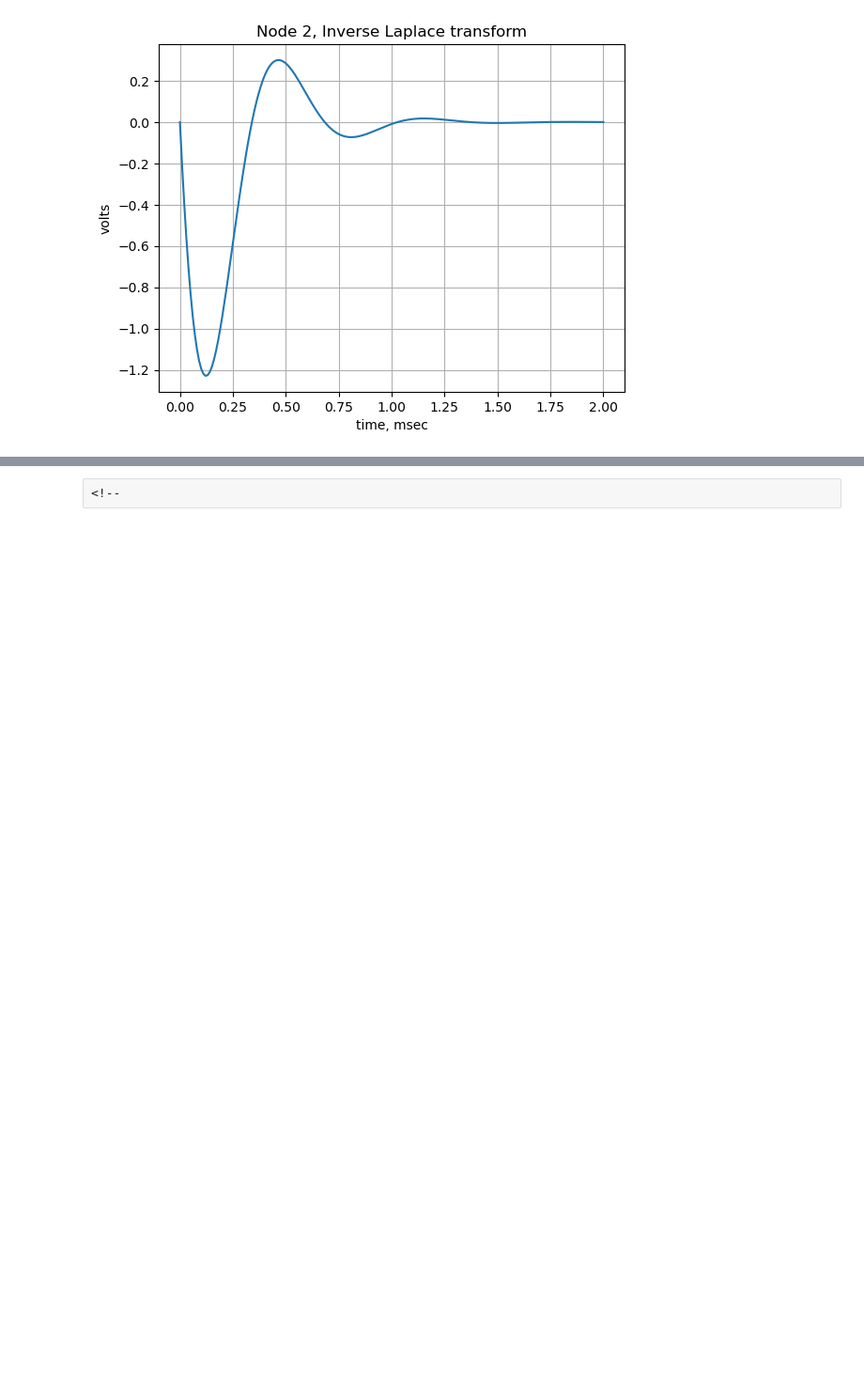
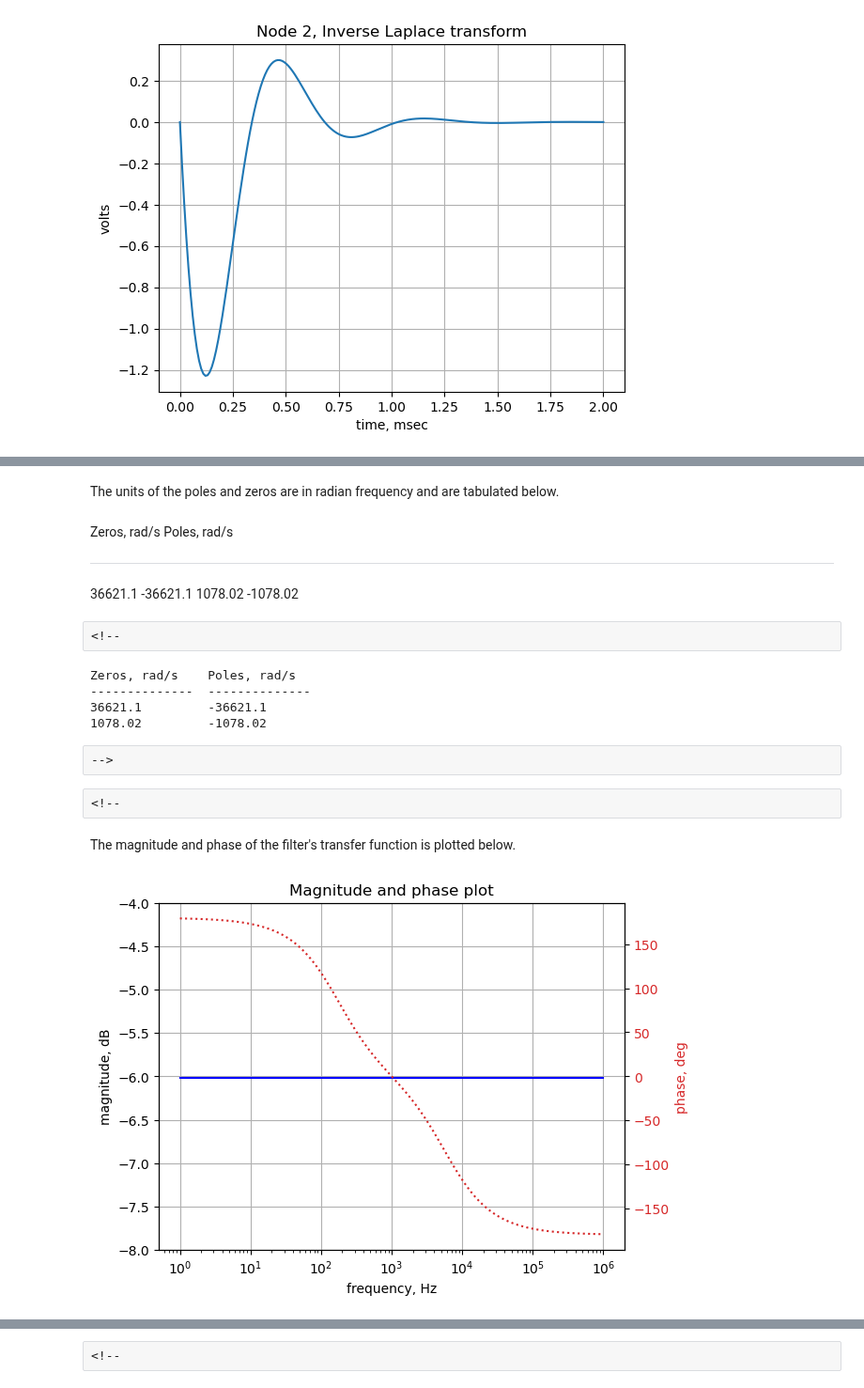
Before and after one commit to Tiburonboy/EE_jupyter_notebooks, a Jupyter notebook: Buchla Twin-T Active Filter/Twin-T_Active_Bandpass_Filter_v1a.ipynb, the cells around one changed output, grey strips where cells are left out. Shown at 94% size. Cells and saved outputs as stored; diff of their text form; code cells hidden in the pictures; blank space fills up the shorter version.

```diff
--- a/Buchla Twin-T Active Filter/Twin-T_Active_Bandpass_Filter_v1a.ipynb
+++ b/Buchla Twin-T Active Filter/Twin-T_Active_Bandpass_Filter_v1a.ipynb
@@ -1880,0 +1998,71 @@ plt.show()
+# %% [markdown]
+The units of the poles and zeros are in radian frequency and are tabulated below.
+# %%
+#| echo: false
+#| tbl-cap: Pole and zero values for example 4.
+
+table_header = ['Zeros, rad/s', 'Poles, rad/s']
+num_table_rows = max(len(sys_zeros_ex4),len(sys_poles_ex4))
+table_row = []
+
+for i in range(num_table_rows):
+    if i < len(sys_zeros):
+        z = '{:.2f}'.format(sys_zeros_ex4[i])
+    else:
+        z = ''
+    if i < len(sys_poles):
+        p = '{:.2f}'.format(sys_poles_ex4[i])
+    else:
+        p = ''
+    table_row.append([z,p])
+
+Markdown(tabulate(table_row, headers=table_header,colalign = ('left','left'),tablefmt="simple"))
+# %% [output]
+Zeros, rad/s    Poles, rad/s
+--------------  --------------
+36621.1         -36621.1
+1078.02         -1078.02
+# %% [raw]
+<!--
+# %%
+# printing the table only for JupyterLab
+print(tabulate(table_row, headers=table_header,colalign = ('left','left'),tablefmt="simple"))
+# %% [output]
+Zeros, rad/s    Poles, rad/s
+--------------  --------------
+36621.1         -36621.1
+1078.02         -1078.02
+# %% [raw]
+-->
+# %% [raw]
+<!--
+# %% [markdown]
+The magnitude and phase of the filter's transfer function is plotted below.
+# %%
+#| echo: false
+
+x = np.logspace(0, 6, 100, endpoint=True)*2*np.pi
+w, mag, phase = signal.bode(sys_tf, w=x) # returns: rad/s, mag in dB, phase in deg
+
+fig, ax1 = plt.subplots()
+ax1.set_ylabel('magnitude, dB')
+ax1.set_xlabel('frequency, Hz')
+
+plt.semilogx(w/(2*np.pi), mag,'-b')    # magnitude plot
+ax1.set_ylim(-8,-4)
+ax1.tick_params(axis='y')
+plt.grid()
+
+# instantiate a second y-axes that shares the same x-axis
+ax2 = ax1.twinx()
+color = 'tab:red'
+
+plt.semilogx(w/(2*np.pi), phase,':',color='tab:red')  # phase plot
+
+ax2.set_ylabel('phase, deg',color=color)
+ax2.tick_params(axis='y', labelcolor=color)
+
+plt.title('Magnitude and phase plot')
+plt.show()
+# %% [output]
+[figure, added]
```
Also changed, not shown: parts of 31 cells of this notebook, 1 other file.
